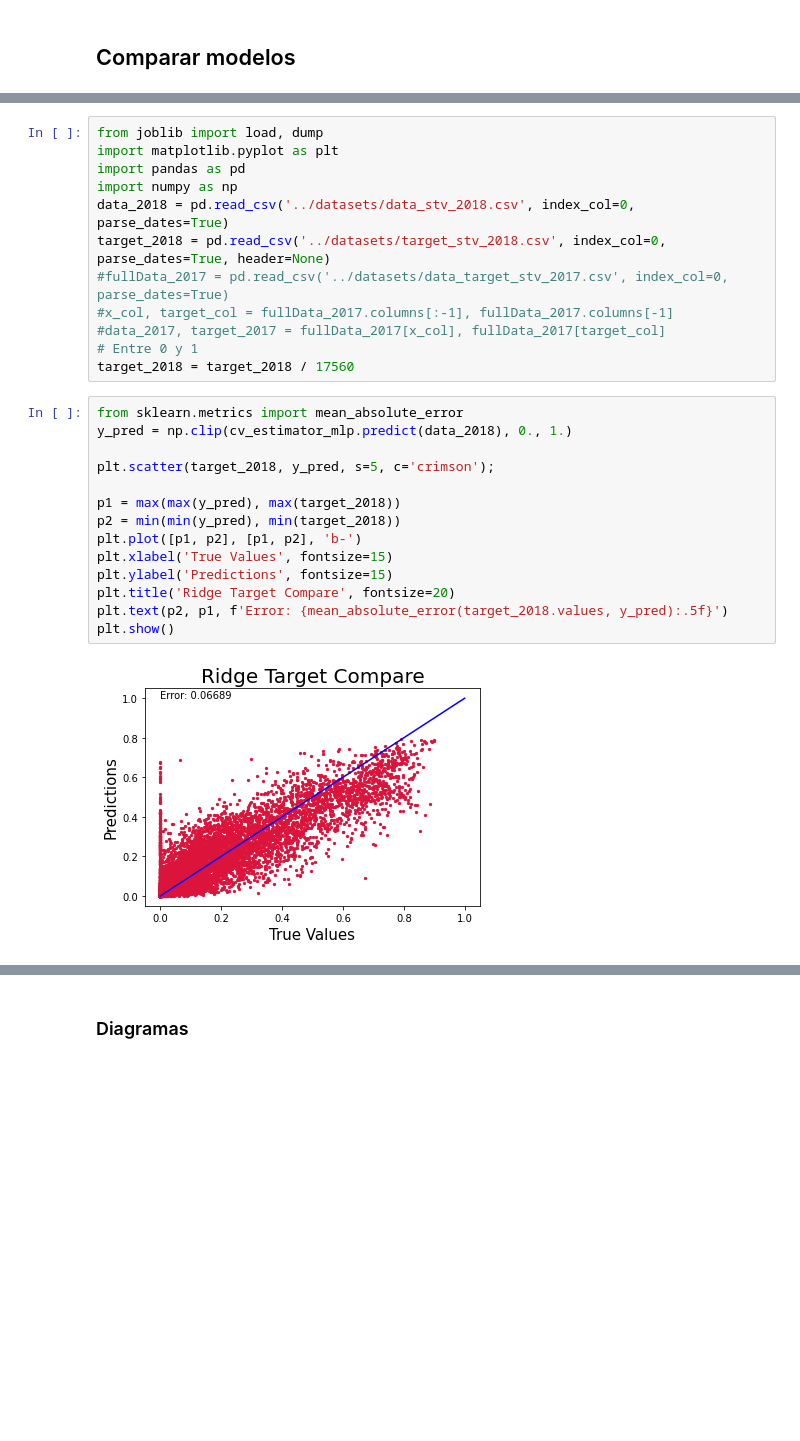
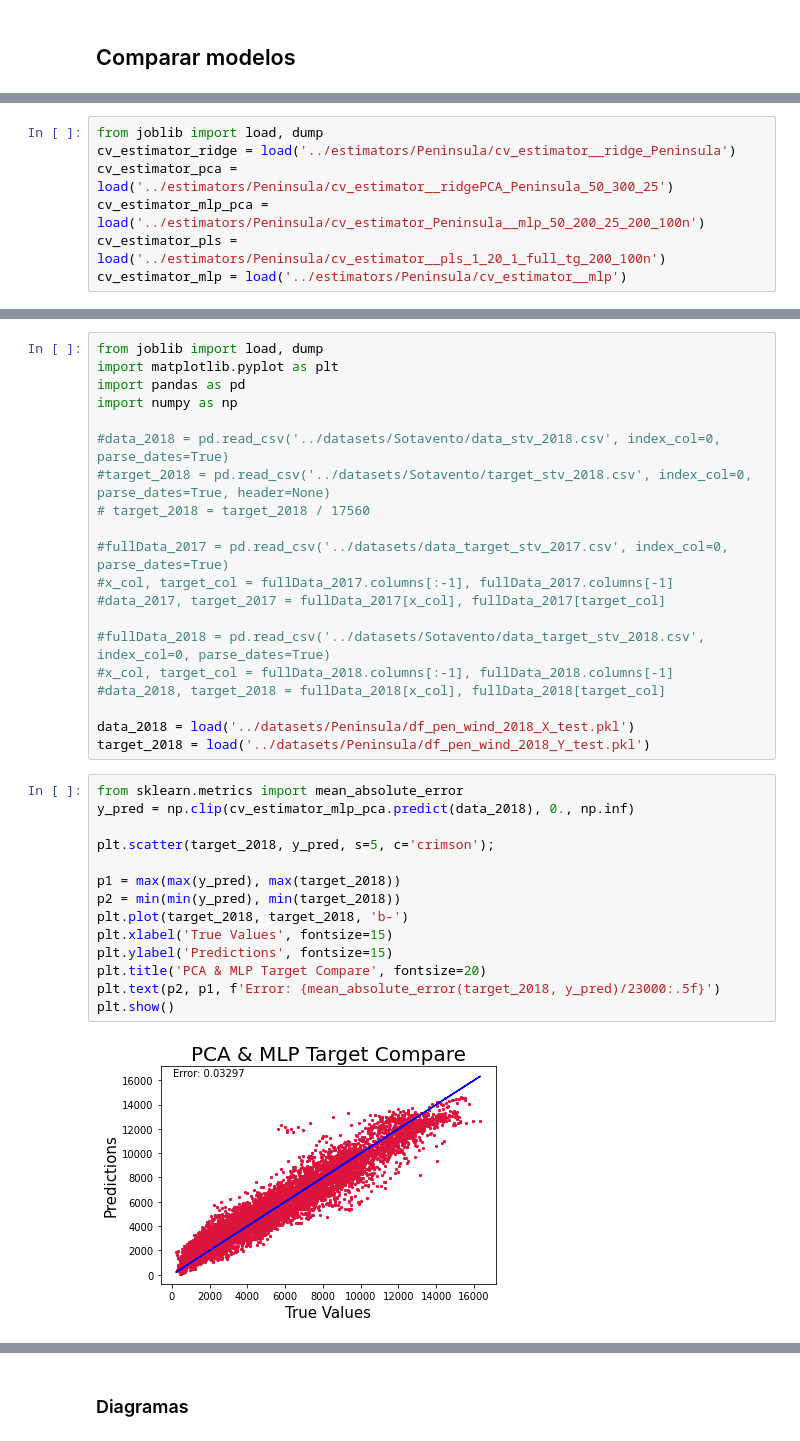
Before and after one commit to Ivanioel/TFG-Code, a Jupyter notebook: codigo/plots.ipynb, the cells around one changed output, grey strips where cells are left out. Drawn from its saved outputs; the diff is of its cells as text; blank space fills up the shorter version.

```diff
--- a/codigo/plots.ipynb
+++ b/codigo/plots.ipynb
@@ -199,0 +272,7 @@ cv_estimator_ridge = load('../estimators/cv_estimator__ridge_no_PCA')
+# %%
+from joblib import load, dump
+cv_estimator_ridge = load('../estimators/Peninsula/cv_estimator__ridge_Peninsula')
+cv_estimator_pca = load('../estimators/Peninsula/cv_estimator__ridgePCA_Peninsula_50_300_25')
+cv_estimator_mlp_pca = load('../estimators/Peninsula/cv_estimator_Peninsula__mlp_50_200_25_200_100n')
+cv_estimator_pls = load('../estimators/Peninsula/cv_estimator__pls_1_20_1_full_tg_200_100n')
+cv_estimator_mlp = load('../estimators/Peninsula/cv_estimator__mlp')
@@ -202,26 +299,34 @@ from joblib import load, dump
 import matplotlib.pyplot as plt
 import pandas as pd
 import numpy as np
-data_2018 = pd.read_csv('../datasets/data_stv_2018.csv', index_col=0, parse_dates=True)
-target_2018 = pd.read_csv('../datasets/target_stv_2018.csv', index_col=0, parse_dates=True, header=None)
+
+#data_2018 = pd.read_csv('../datasets/Sotavento/data_stv_2018.csv', index_col=0, parse_dates=True)
+#target_2018 = pd.read_csv('../datasets/Sotavento/target_stv_2018.csv', index_col=0, parse_dates=True, header=None)
+# target_2018 = target_2018 / 17560
+
 #fullData_2017 = pd.read_csv('../datasets/data_target_stv_2017.csv', index_col=0, parse_dates=True)
 #x_col, target_col = fullData_2017.columns[:-1], fullData_2017.columns[-1]
 #data_2017, target_2017 = fullData_2017[x_col], fullData_2017[target_col]
-# Entre 0 y 1
-target_2018 = target_2018 / 17560
+
+#fullData_2018 = pd.read_csv('../datasets/Sotavento/data_target_stv_2018.csv', index_col=0, parse_dates=True)
+#x_col, target_col = fullData_2018.columns[:-1], fullData_2018.columns[-1]
+#data_2018, target_2018 = fullData_2018[x_col], fullData_2018[target_col]
+
+data_2018 = load('../datasets/Peninsula/df_pen_wind_2018_X_test.pkl')
+target_2018 = load('../datasets/Peninsula/df_pen_wind_2018_Y_test.pkl')
 # %%
 from sklearn.metrics import mean_absolute_error
-y_pred = np.clip(cv_estimator_mlp.predict(data_2018), 0., 1.)
+y_pred = np.clip(cv_estimator_mlp_pca.predict(data_2018), 0., np.inf)
 
 plt.scatter(target_2018, y_pred, s=5, c='crimson');
 
 p1 = max(max(y_pred), max(target_2018))
 p2 = min(min(y_pred), min(target_2018))
-plt.plot([p1, p2], [p1, p2], 'b-')
+plt.plot(target_2018, target_2018, 'b-')
 plt.xlabel('True Values', fontsize=15)
 plt.ylabel('Predictions', fontsize=15)
-plt.title('Ridge Target Compare', fontsize=20)
-plt.text(p2, p1, f'Error: {mean_absolute_error(target_2018.values, y_pred):.5f}')
+plt.title('PCA & MLP Target Compare', fontsize=20)
+plt.text(p2, p1, f'Error: {mean_absolute_error(target_2018, y_pred)/23000:.5f}')
 plt.show()
 # %% [output]
-[figure, old version]
+[figure, new version]
```
Also changed, not shown: parts of 16 cells of this notebook, 30 other files.
